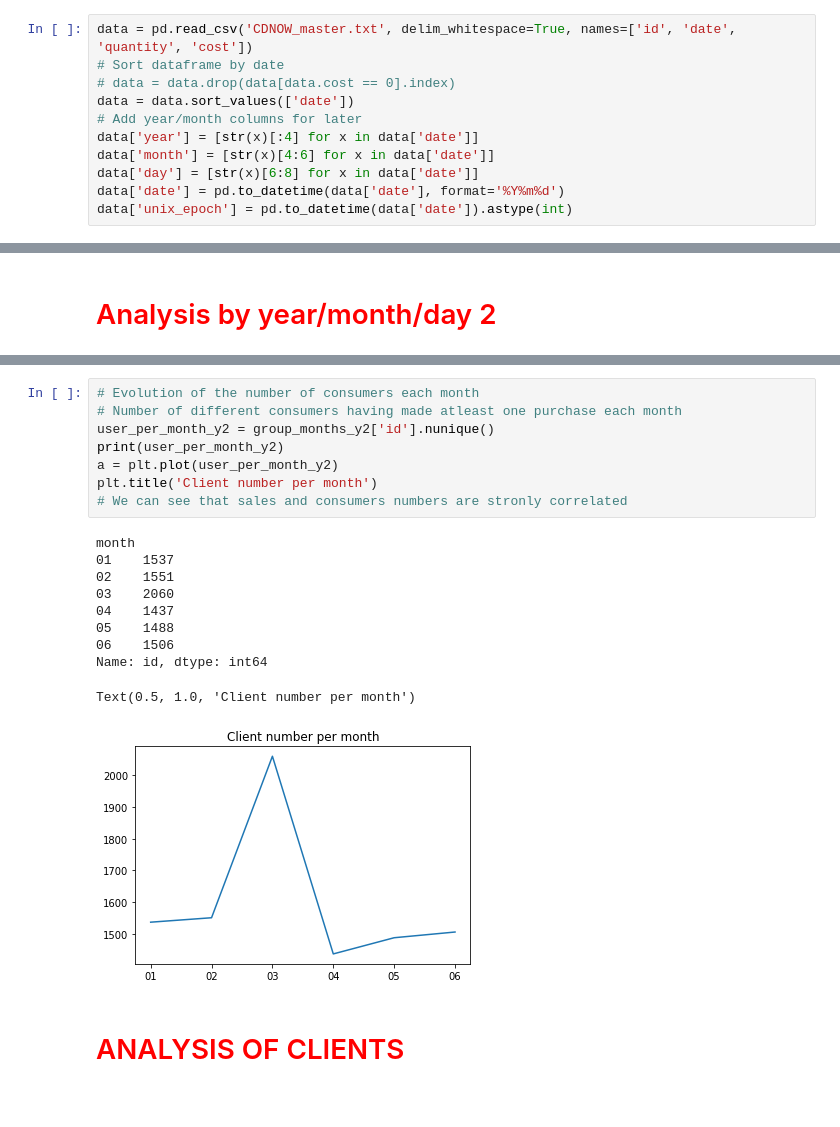
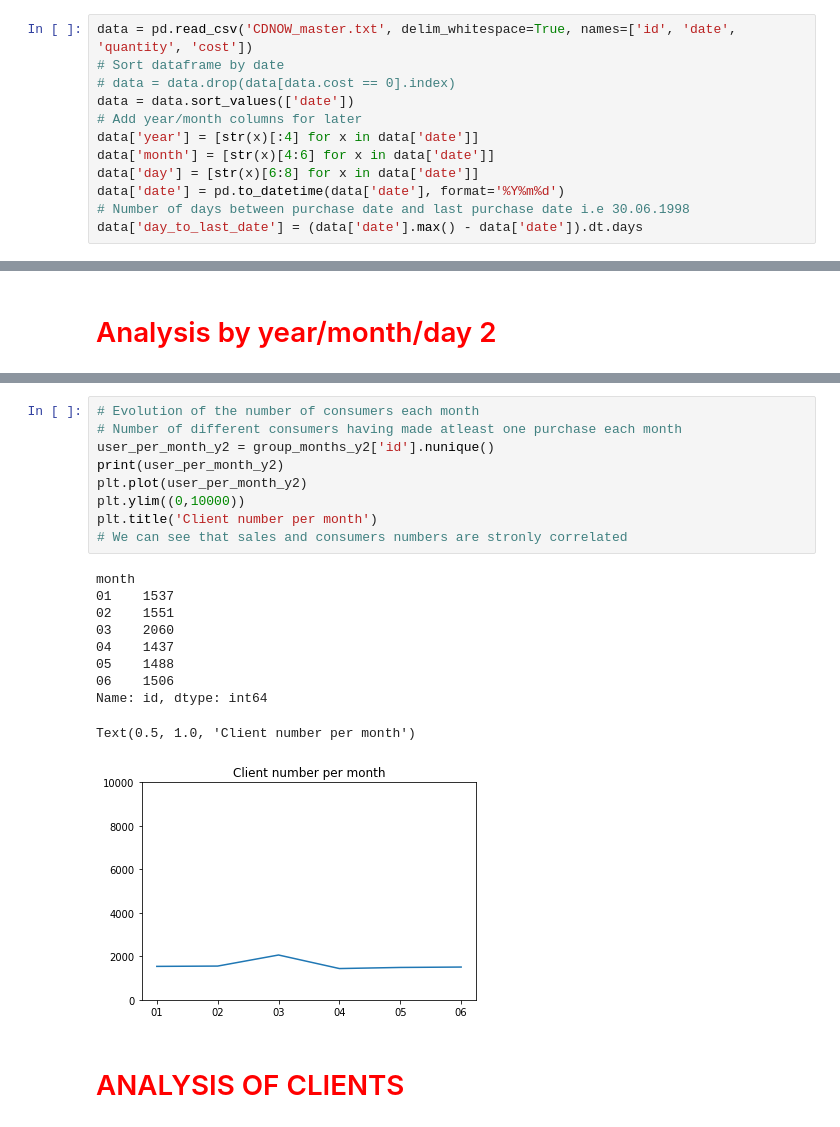
Before and after one commit to artiom-gesp/42_projects, a Jupyter notebook: Python_Projects/CDNOW/Untitled.ipynb, the cells around one changed output, grey strips where cells are left out. Drawn from its saved outputs; the diff is of its cells as text.

Commit message:
making further progress on analysing data

```diff
--- a/Python_Projects/CDNOW/Untitled.ipynb
+++ b/Python_Projects/CDNOW/Untitled.ipynb
@@ -20,7 +29,8 @@ data['year'] = [str(x)[:4] for x in data['date']]
 data['month'] = [str(x)[4:6] for x in data['date']]
 data['day'] = [str(x)[6:8] for x in data['date']]
 data['date'] = pd.to_datetime(data['date'], format='%Y%m%d')
-data['unix_epoch'] = pd.to_datetime(data['date']).astype(int)
+# Number of days between purchase date and last purchase date i.e 30.06.1998
+data['day_to_last_date'] = (data['date'].max() - data['date']).dt.days
 # %%
 # Small preview
 print('Small preview')
@@ -182,22 +193,23 @@ dtype: float64
 # %%
 # Evolution of the number of consumers each month
 # Number of different consumers having made atleast one purchase each month
 user_per_month_y2 = group_months_y2['id'].nunique()
 print(user_per_month_y2)
-a = plt.plot(user_per_month_y2)
+plt.plot(user_per_month_y2)
+plt.ylim((0,10000))
 plt.title('Client number per month')
 # We can see that sales and consumers numbers are stronly correlated
 # %% [output]
 month
 01    1537
 02    1551
 03    2060
 04    1437
 05    1488
 06    1506
 Name: id, dtype: int64
 Text(0.5, 1.0, 'Client number per month')
-[figure, old version]
+[figure, new version]
 # %% [markdown]
 <h1><font color=red>ANALYSIS OF CLIENTS</font></h1>
 # %%
```
Also changed, not shown: parts of 14 cells of this notebook.
